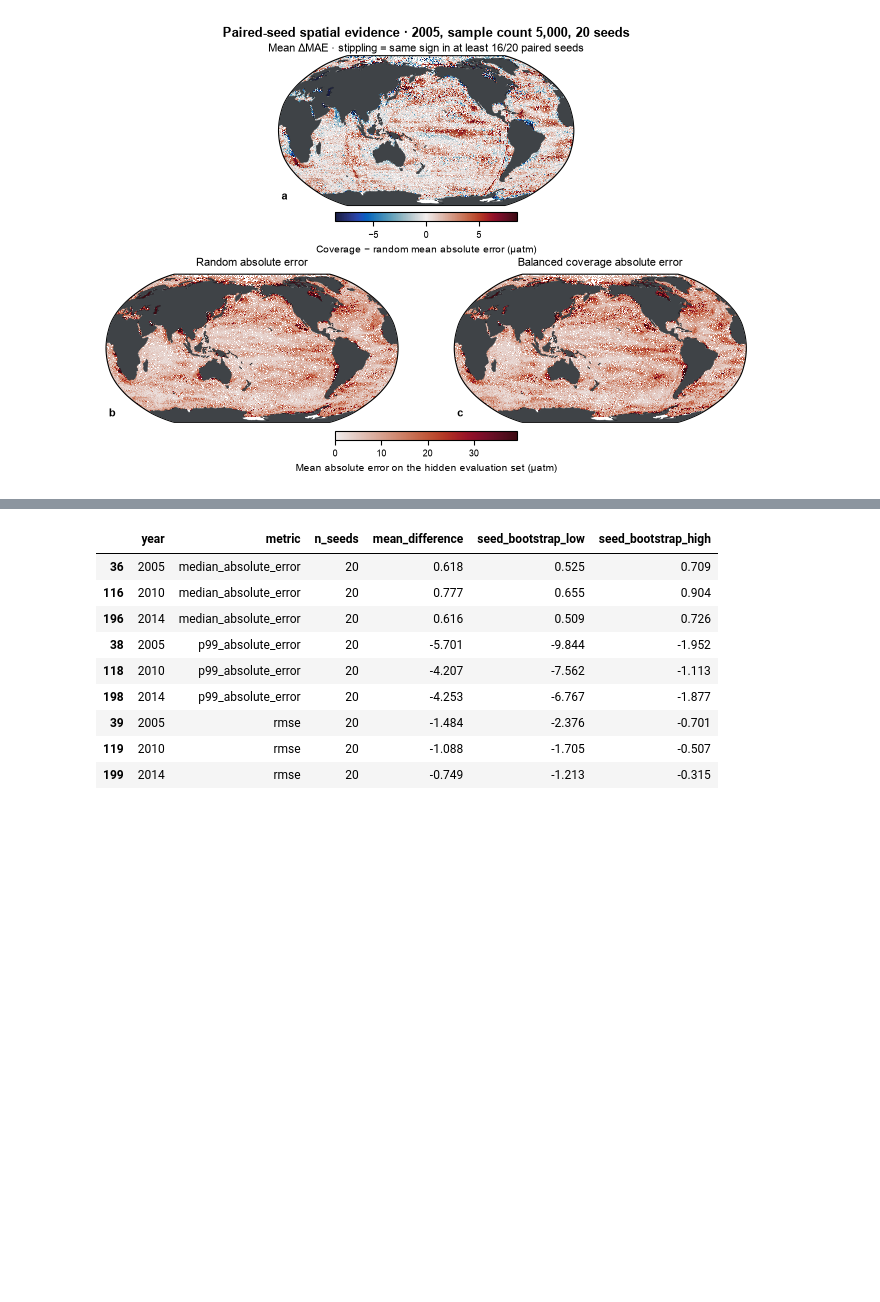
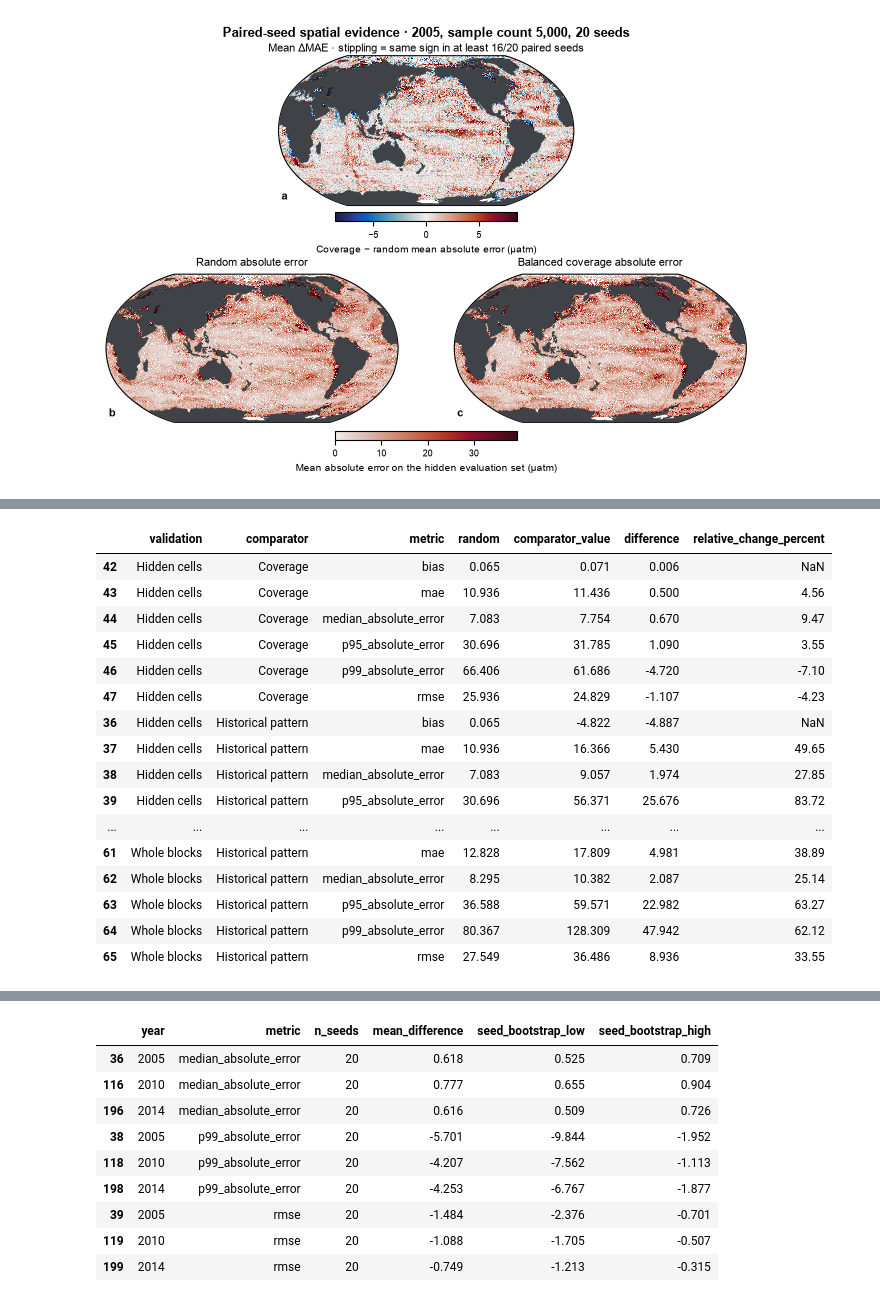
Before and after one commit to BokaiHe/ocean-carbon-sampling, a Jupyter notebook: notebooks/published/osse_visual_story_demo.ipynb, the cells around one changed output, grey strips where cells are left out. Saved outputs shown, nothing was run; the diff lists cells and outputs as text; code cells hidden in the pictures; blank space fills up the shorter version.

```diff
--- a/notebooks/published/osse_visual_story_demo.ipynb
+++ b/notebooks/published/osse_visual_story_demo.ipynb
@@ -101,3 +113,40 @@ The figure uses every locked sample count (500, 1,000, 2,500 and 5,000), all 20
+# %%
+absolute_scale = claim_summary.query('budget == 5000').assign(
+    validation=lambda frame: frame['validation_scheme'].replace({
+        'month_stratified_hidden_cells': 'Hidden cells',
+        'whole_spatial_blocks': 'Whole blocks',
+    }),
+    comparator=lambda frame: frame['comparison'].replace({
+        'spatial_coverage_minus_random': 'Coverage',
+        'historical_density_minus_random': 'Historical pattern',
+    }),
+    random=lambda frame: frame['mean_random_baseline'].round(3),
+    comparator_value=lambda frame: frame['mean_comparator_value'].round(3),
+    difference=lambda frame: frame['mean_difference'].round(3),
+    relative_change_percent=lambda frame: frame['mean_relative_error_change_percent'].round(2),
+)[[
+    'validation', 'comparator', 'metric', 'random', 'comparator_value',
+    'difference', 'relative_change_percent',
+]]
+absolute_scale.sort_values(['validation', 'comparator', 'metric'])
+# %% [output]
+|  | validation | comparator | metric | random | comparator_value | difference | relative_change_percent |
+| 42 | Hidden cells | Coverage | bias | 0.065 | 0.071 | 0.006 | NaN |
+| 43 | Hidden cells | Coverage | mae | 10.936 | 11.436 | 0.500 | 4.56 |
+| 44 | Hidden cells | Coverage | median_absolute_error | 7.083 | 7.754 | 0.670 | 9.47 |
+| 45 | Hidden cells | Coverage | p95_absolute_error | 30.696 | 31.785 | 1.090 | 3.55 |
+| 46 | Hidden cells | Coverage | p99_absolute_error | 66.406 | 61.686 | -4.720 | -7.10 |
+| 47 | Hidden cells | Coverage | rmse | 25.936 | 24.829 | -1.107 | -4.23 |
+| 36 | Hidden cells | Historical pattern | bias | 0.065 | -4.822 | -4.887 | NaN |
+| 37 | Hidden cells | Historical pattern | mae | 10.936 | 16.366 | 5.430 | 49.65 |
+| 38 | Hidden cells | Historical pattern | median_absolute_error | 7.083 | 9.057 | 1.974 | 27.85 |
+| 39 | Hidden cells | Historical pattern | p95_absolute_error | 30.696 | 56.371 | 25.676 | 83.72 |
+| ... | ... | ... | ... | ... | ... | ... | ... |
+| 61 | Whole blocks | Historical pattern | mae | 12.828 | 17.809 | 4.981 | 38.89 |
+| 62 | Whole blocks | Historical pattern | median_absolute_error | 8.295 | 10.382 | 2.087 | 25.14 |
+| 63 | Whole blocks | Historical pattern | p95_absolute_error | 36.588 | 59.571 | 22.982 | 63.27 |
+| 64 | Whole blocks | Historical pattern | p99_absolute_error | 80.367 | 128.309 | 47.942 | 62.12 |
+| 65 | Whole blocks | Historical pattern | rmse | 27.549 | 36.486 | 8.936 | 33.55 |
 # %%
 key_effects = effects.query(
     "evaluation_domain == 'all' and "
```
Also changed, not shown: parts of 20 cells of this notebook, 6 other files.
